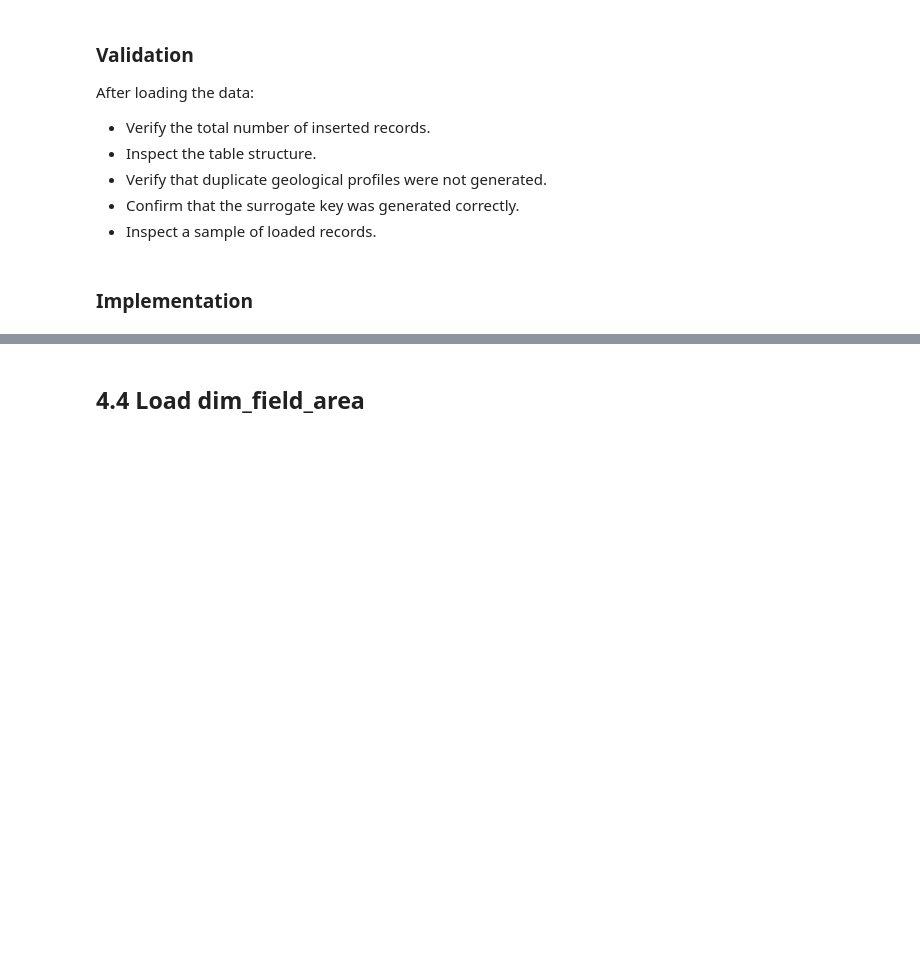
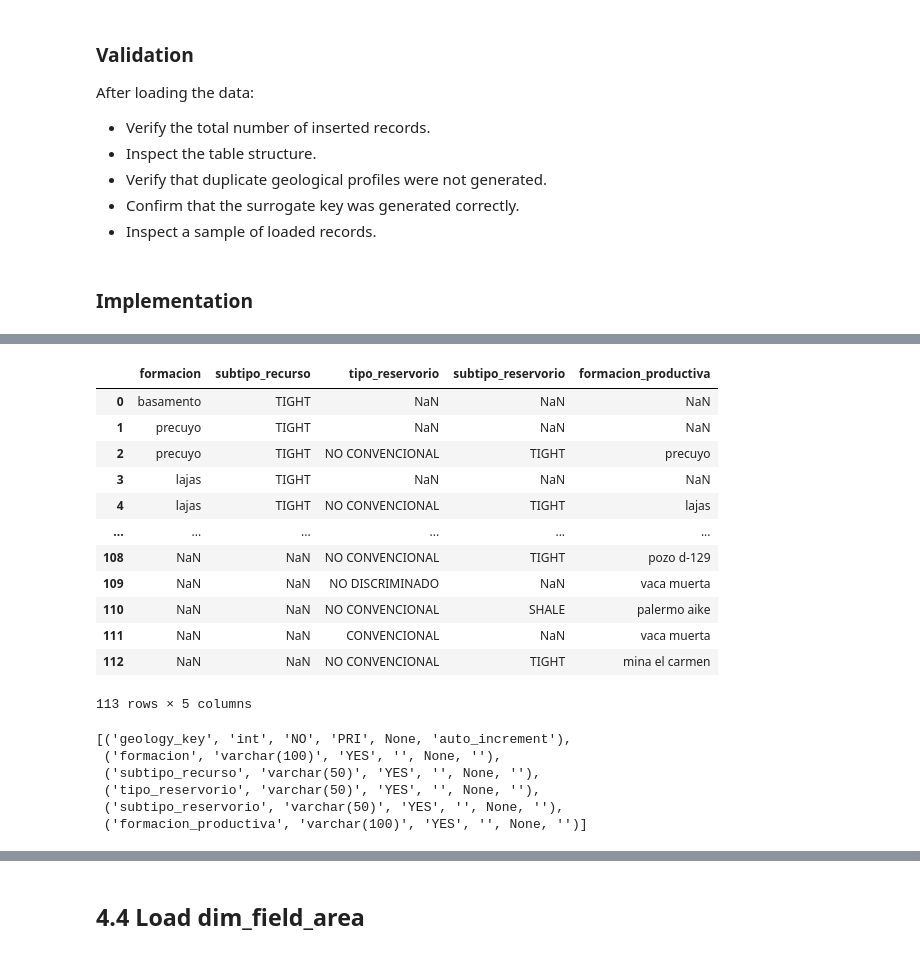
Before and after one commit to Jofregf/oil-gas-well-analytics-argentina, a Jupyter notebook: notebooks/04_etl_dimension_loading.ipynb, the cells around one changed output, grey strips where cells are left out. Drawn from its saved outputs; the diff is of its cells as text; code cells hidden in the pictures; blank space fills up the shorter version.

```diff
--- a/notebooks/04_etl_dimension_loading.ipynb
+++ b/notebooks/04_etl_dimension_loading.ipynb
@@ -1200,0 +1237,19 @@ Duplicated geo profiles: 0
+# %%
+# Step 2.6. Standardize fracturing profiles
+
+fracture_profiles = fracture_profiles.assign(
+    formacion=pd.NA,
+    subtipo_recurso=pd.NA
+)[
+    [
+        "formacion",
+        "subtipo_recurso",
+        "tipo_reservorio",
+        "subtipo_reservorio",
+        "formacion_productiva"
+    ]
+]
+
+print(f"Fracturing standardized profiles: {fracture_profiles.shape[0]}")
+
+fracture_profiles.head()
@@ -1200,0 +1264,21 @@ Duplicated geo profiles: 0
+# %%
+# Step 2.7. Combine all geological profiles
+
+all_geology_profiles = pd.concat(
+    [
+        geology_profiles,
+        fracture_profiles
+    ],
+    ignore_index=True
+)
+
+all_geology_profiles = (
+    all_geology_profiles
+    .drop_duplicates()
+    .reset_index(drop=True)
+)
+
+print(f"Total geological profiles: {all_geology_profiles.shape[0]}")
+print(f"Duplicated profiles: {all_geology_profiles.duplicated().sum()}")
+
+all_geology_profiles.head()
@@ -1200,0 +1337,35 @@ Duplicated geo profiles: 0
+# %%
+# Step 2.9. Inspect all geological profiles
+
+all_geology_profiles
+# %% [output]
+|  | formacion | subtipo_recurso | tipo_reservorio | subtipo_reservorio | formacion_productiva |
+| 0 | basamento | TIGHT | NaN | NaN | NaN |
+| 1 | precuyo | TIGHT | NaN | NaN | NaN |
+| 2 | precuyo | TIGHT | NO CONVENCIONAL | TIGHT | precuyo |
+| 3 | lajas | TIGHT | NaN | NaN | NaN |
+| 4 | lajas | TIGHT | NO CONVENCIONAL | TIGHT | lajas |
+| ... | ... | ... | ... | ... | ... |
+| 108 | NaN | NaN | NO CONVENCIONAL | TIGHT | pozo d-129 |
+| 109 | NaN | NaN | NO DISCRIMINADO | NaN | vaca muerta |
+| 110 | NaN | NaN | NO CONVENCIONAL | SHALE | palermo aike |
+| 111 | NaN | NaN | CONVENCIONAL | NaN | vaca muerta |
+| 112 | NaN | NaN | NO CONVENCIONAL | TIGHT | mina el carmen |
+113 rows × 5 columns
+# %%
+# Step 2.10. Check dim_geology structure
+
+sql = """
+DESCRIBE dim_geology;
+"""
+
+dim_geology_structure = execute_query(sql)
+
+dim_geology_structure
+# %% [output]
+[('geology_key', 'int', 'NO', 'PRI', None, 'auto_increment'),
+ ('formacion', 'varchar(100)', 'YES', '', None, ''),
+ ('subtipo_recurso', 'varchar(50)', 'YES', '', None, ''),
+ ('tipo_reservorio', 'varchar(50)', 'YES', '', None, ''),
+ ('subtipo_reservorio', 'varchar(50)', 'YES', '', None, ''),
+ ('formacion_productiva', 'varchar(100)', 'YES', '', None, '')]
```
Also changed, not shown: parts of 37 cells of this notebook.
